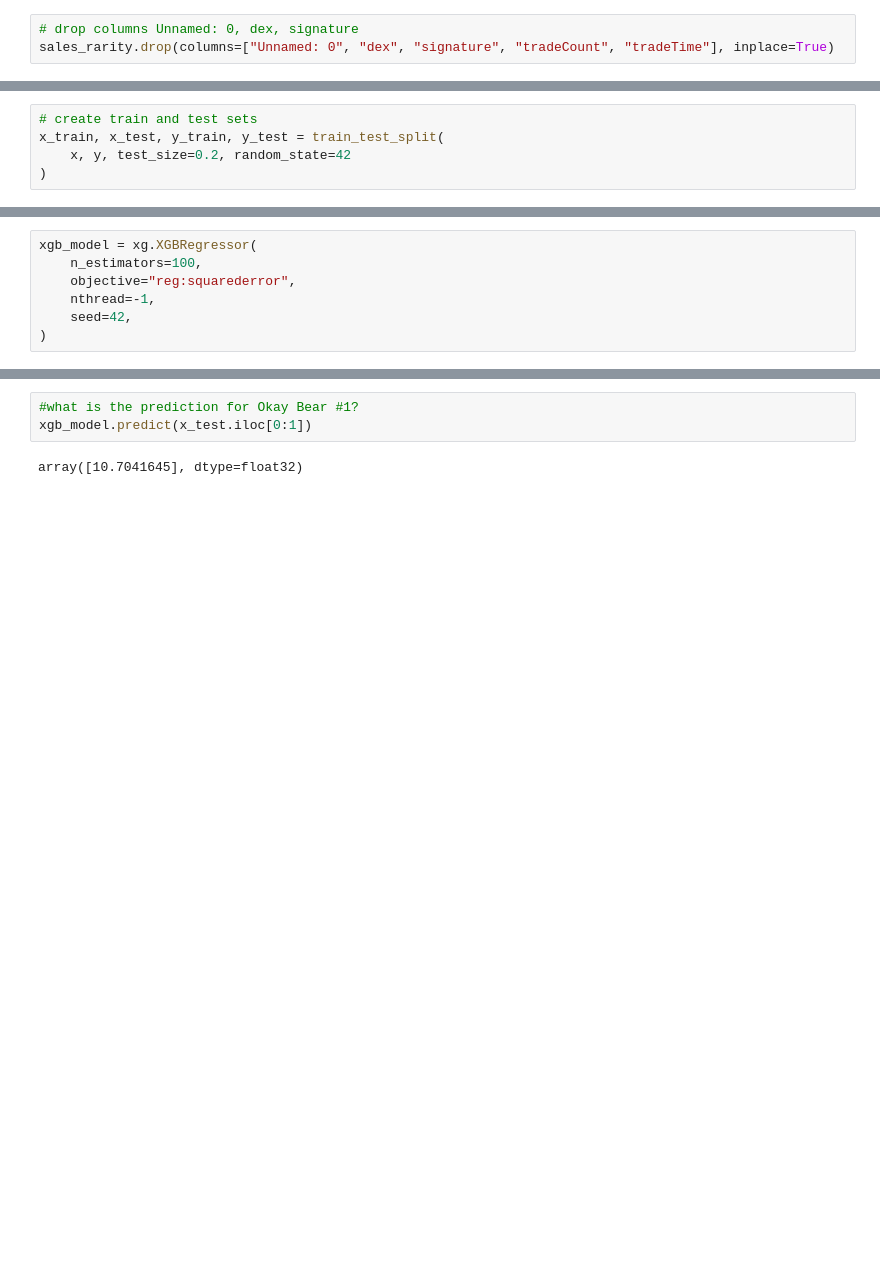
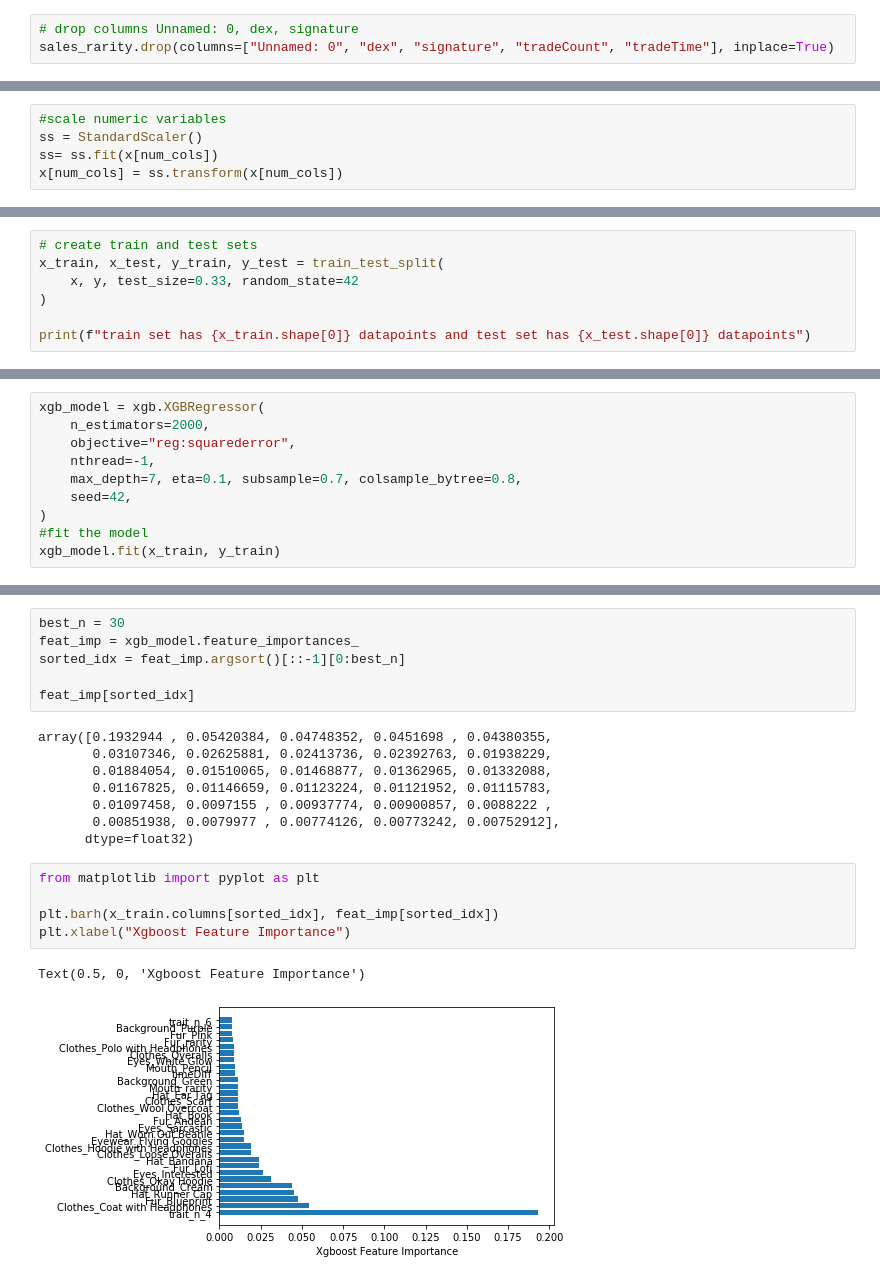
Before and after one commit to SamPink/sol-nft-vision, a Jupyter notebook: model.ipynb, the cells around one changed output, grey strips where cells are left out. Cells and saved outputs as stored; diff of their text form; blank space fills up the shorter version.

Commit message:
okay bears model + pred

```diff
--- a/model.ipynb
+++ b/model.ipynb
@@ -68,0 +168,5 @@ from sklearn.metrics import mean_squared_error as MSE
+# %%
+#scale numeric variables
+ss = StandardScaler()
+ss= ss.fit(x[num_cols])
+x[num_cols] = ss.transform(x[num_cols])
@@ -69,5 +189,7 @@ from sklearn.metrics import mean_squared_error as MSE
 # %%
 # create train and test sets
 x_train, x_test, y_train, y_test = train_test_split(
-    x, y, test_size=0.2, random_state=42
+    x, y, test_size=0.33, random_state=42
 )
+
+print(f"train set has {x_train.shape[0]} datapoints and test set has {x_test.shape[0]} datapoints")
@@ -74,7 +214,10 @@ x_train, x_test, y_train, y_test = train_test_split(
 # %%
-xgb_model = xg.XGBRegressor(
-    n_estimators=100,
+xgb_model = xgb.XGBRegressor(
+    n_estimators=2000,
     objective="reg:squarederror",
     nthread=-1,
+    max_depth=7, eta=0.1, subsample=0.7, colsample_bytree=0.8,
     seed=42,
 )
+#fit the model
+xgb_model.fit(x_train, y_train)
@@ -104,5 +243,22 @@ print(mse)
-# %%
-#what is the prediction for Okay Bear #1?
-xgb_model.predict(x_test.iloc[0:1])
-# %% [output]
-array([10.7041645], dtype=float32)
+# %%
+best_n = 30
+feat_imp = xgb_model.feature_importances_
+sorted_idx = feat_imp.argsort()[::-1][0:best_n]
+
+feat_imp[sorted_idx]
+# %% [output]
+array([0.1932944 , 0.05420384, 0.04748352, 0.0451698 , 0.04380355,
+       0.03107346, 0.02625881, 0.02413736, 0.02392763, 0.01938229,
+       0.01884054, 0.01510065, 0.01468877, 0.01362965, 0.01332088,
+       0.01167825, 0.01146659, 0.01123224, 0.01121952, 0.01115783,
+       0.01097458, 0.0097155 , 0.00937774, 0.00900857, 0.0088222 ,
+       0.00851938, 0.0079977 , 0.00774126, 0.00773242, 0.00752912],
+      dtype=float32)
+# %%
+from matplotlib import pyplot as plt
+
+plt.barh(x_train.columns[sorted_idx], feat_imp[sorted_idx])
+plt.xlabel("Xgboost Feature Importance")
+# %% [output]
+Text(0.5, 0, 'Xgboost Feature Importance')
+[figure, added]
```
Also changed, not shown: parts of 38 cells of this notebook, 1 other file.
